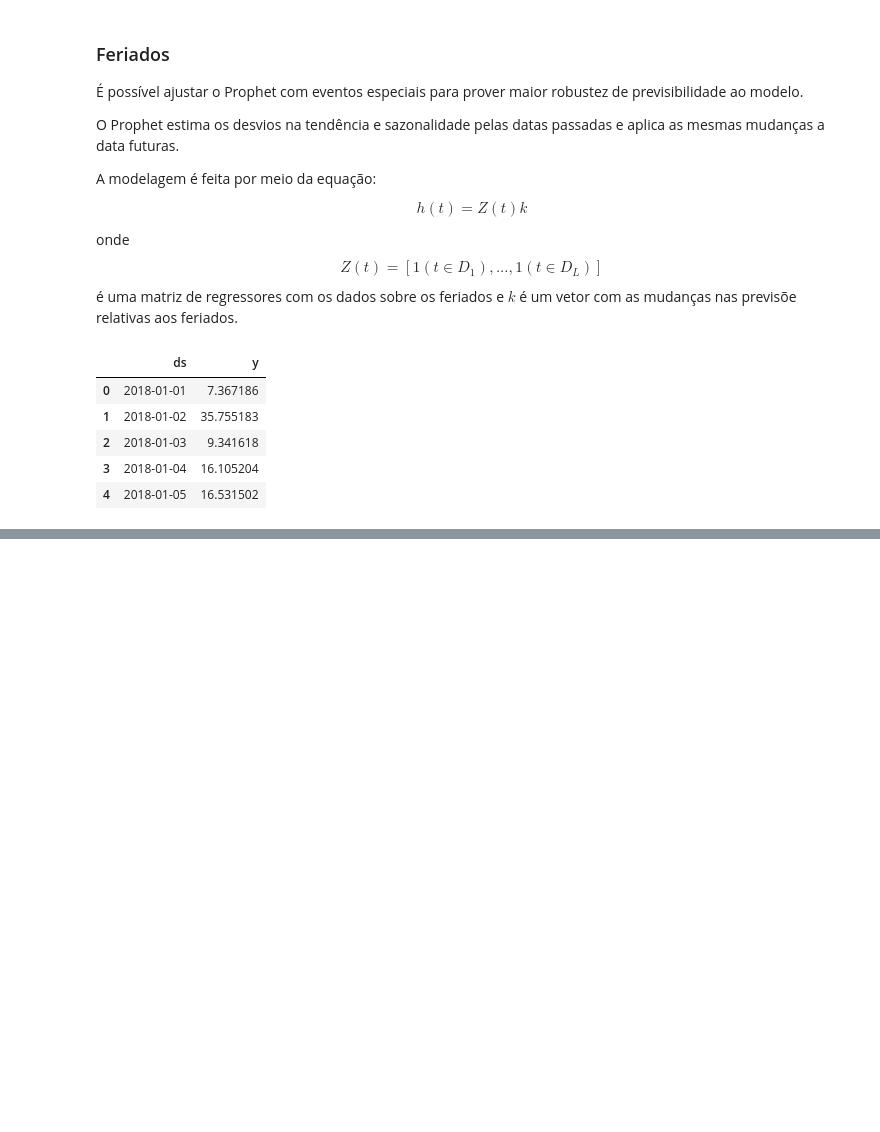
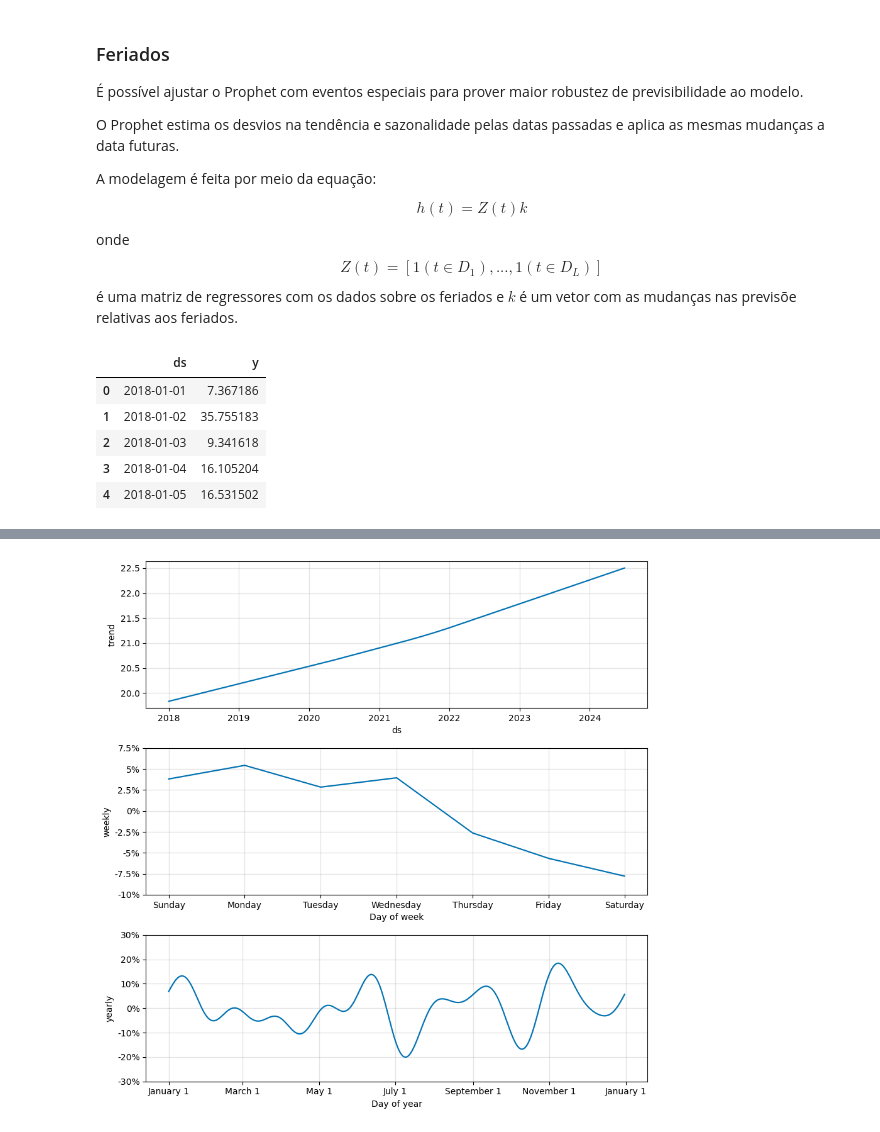
Before and after one commit to rafaelmgsilva/trabalho_final-mesc_ia, a Jupyter notebook: code/predict_turbidity.ipynb, the cells around one changed output, grey strips where cells are left out. Drawn from its saved outputs; the diff is of its cells as text; code cells hidden in the pictures; blank space fills up the shorter version.

```diff
--- a/code/predict_turbidity.ipynb
+++ b/code/predict_turbidity.ipynb
@@ -209,0 +249,7 @@ plt.show()
+# %%
+# Analisando a tendência da sazonalidade multiplicativa
+
+fig_m2 = model_m.plot_components(forecast_m)
+plt.show()
+# %% [output]
+[figure, added]
```
Also changed, not shown: parts of 25 cells of this notebook.
